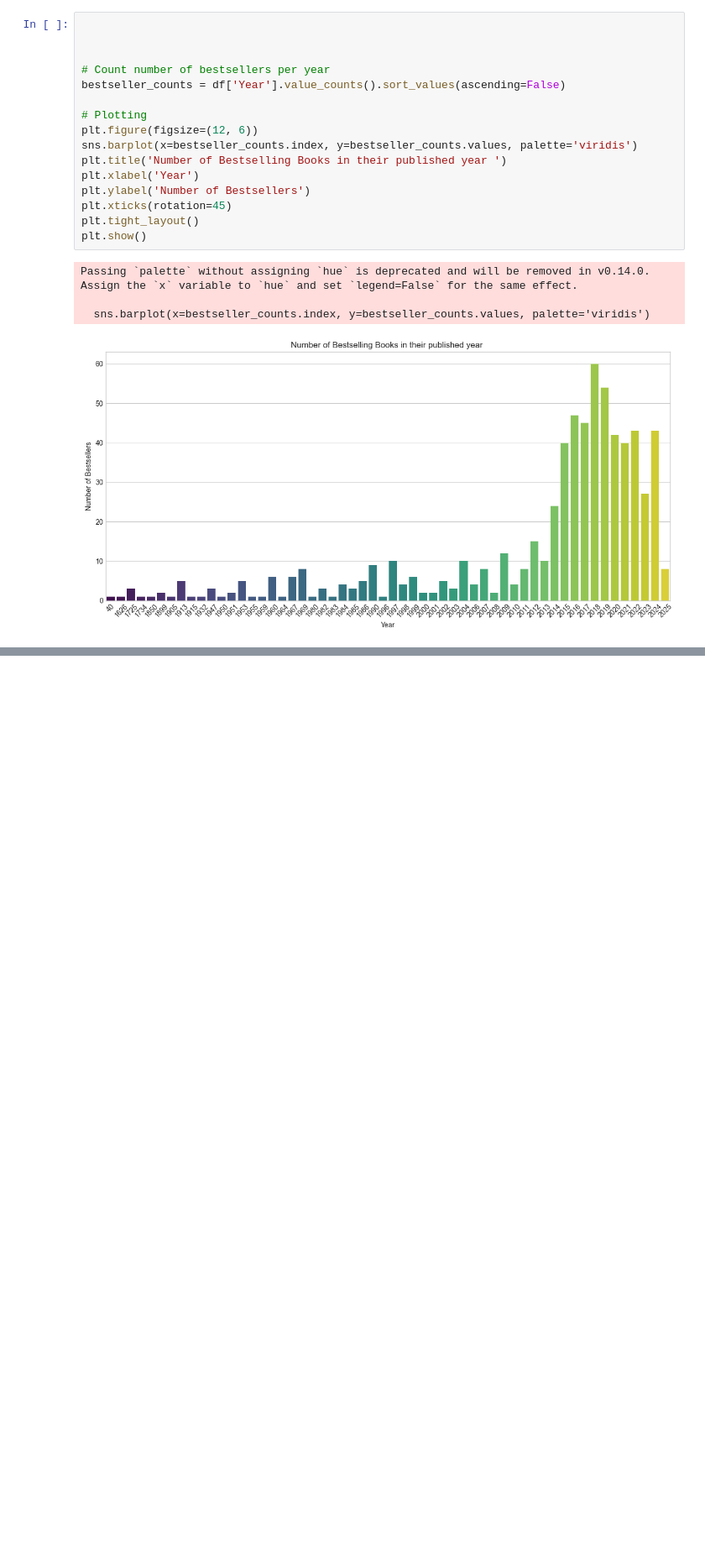
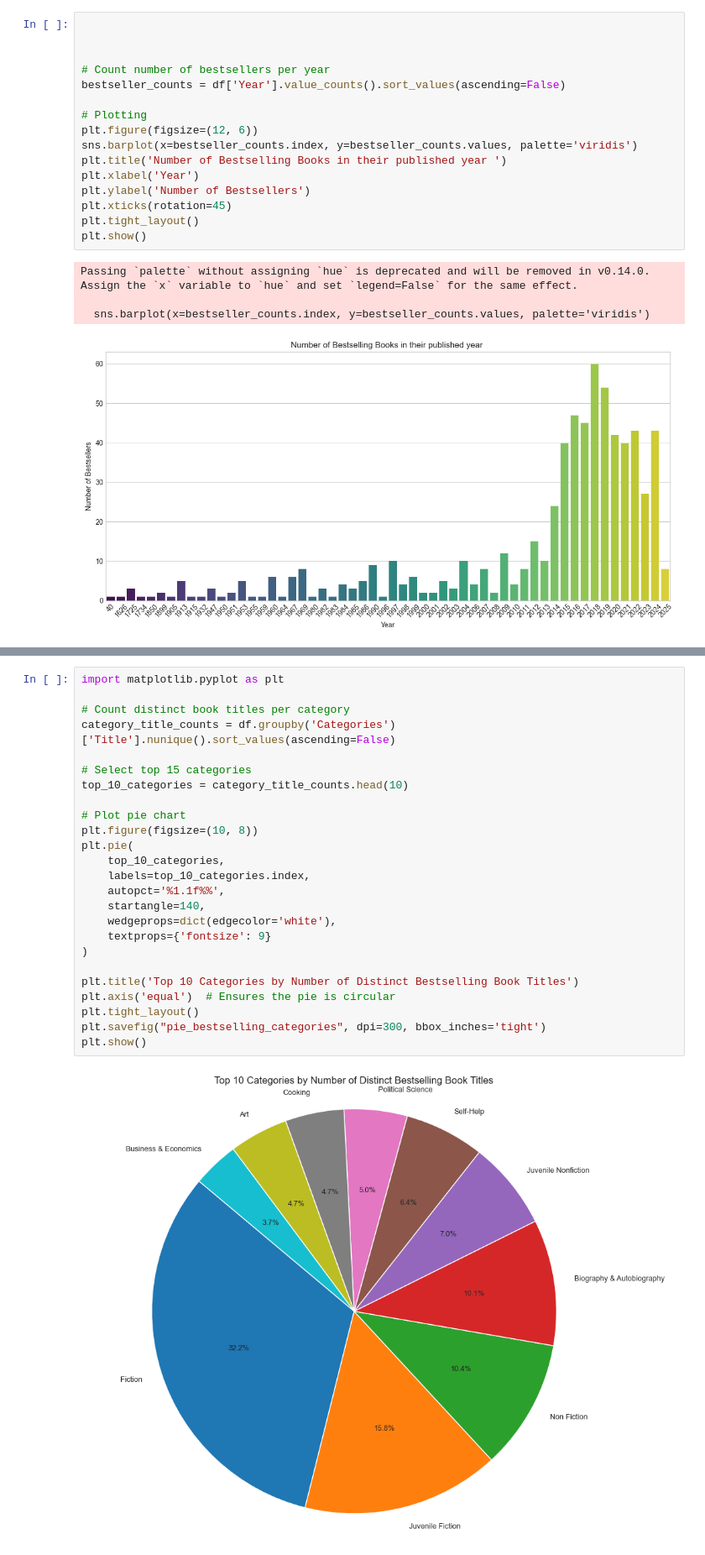
Before and after one commit to Martagilant/EDA, a Jupyter notebook: amazon_analysis_III.ipynb, the cells around one changed output, grey strips where cells are left out. Shown at 84% size. Cells and saved outputs as stored; diff of their text form; blank space fills up the shorter version.

```diff
--- a/amazon_analysis_III.ipynb
+++ b/amazon_analysis_III.ipynb
@@ -274,0 +344,27 @@ Passing `palette` without assigning `hue` is deprecated and will be removed in v
+# %%
+import matplotlib.pyplot as plt
+
+# Count distinct book titles per category
+category_title_counts = df.groupby('Categories')['Title'].nunique().sort_values(ascending=False)
+
+# Select top 15 categories
+top_10_categories = category_title_counts.head(10)
+
+# Plot pie chart
+plt.figure(figsize=(10, 8))
+plt.pie(
+    top_10_categories,
+    labels=top_10_categories.index,
+    autopct='%1.1f%%',
+    startangle=140,
+    wedgeprops=dict(edgecolor='white'),
+    textprops={'fontsize': 9}
+)
+
+plt.title('Top 10 Categories by Number of Distinct Bestselling Book Titles')
+plt.axis('equal')  # Ensures the pie is circular
+plt.tight_layout()
+plt.savefig("pie_bestselling_categories", dpi=300, bbox_inches='tight')
+plt.show()
+# %% [output]
+[figure, added]
```
Also changed, not shown: parts of 12 cells of this notebook, 16 other files.
